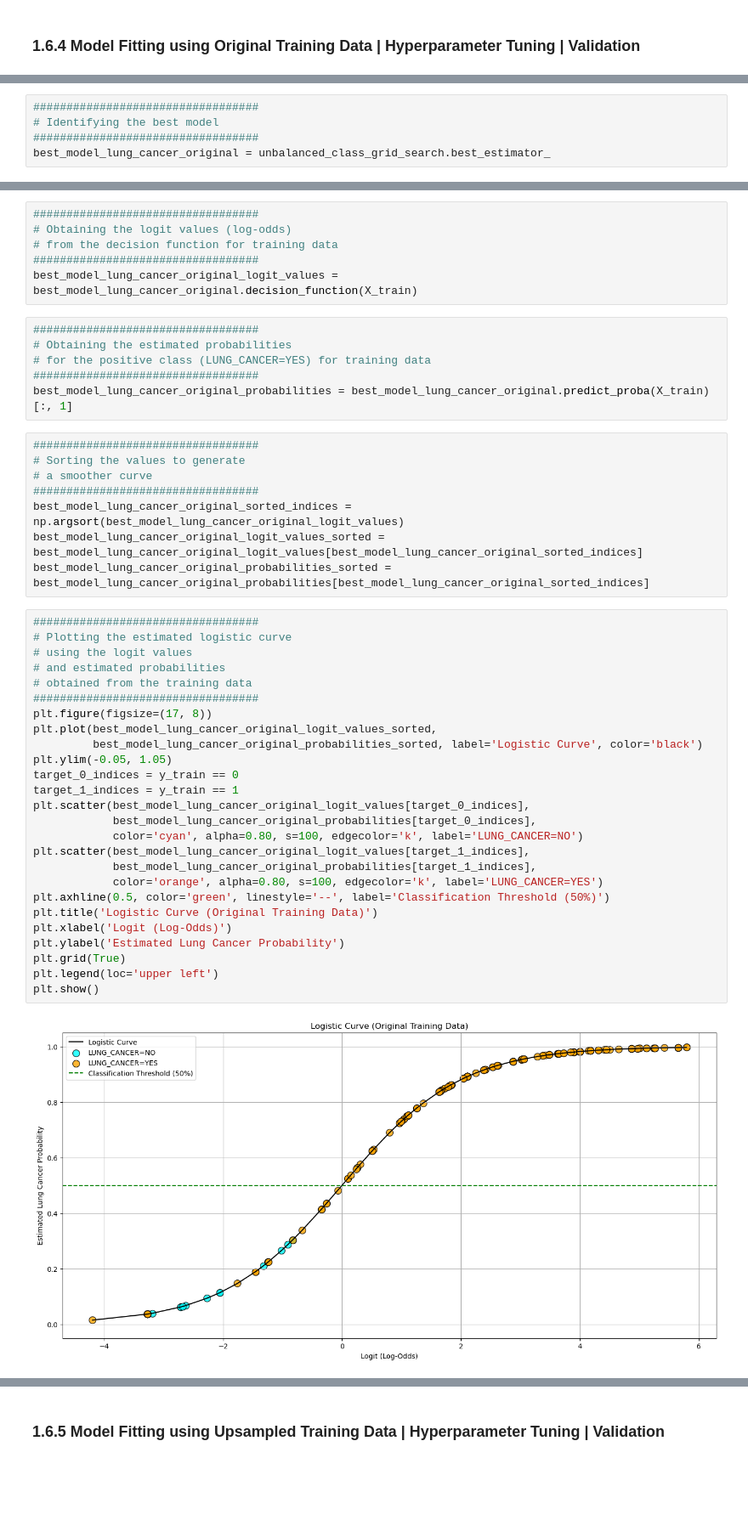
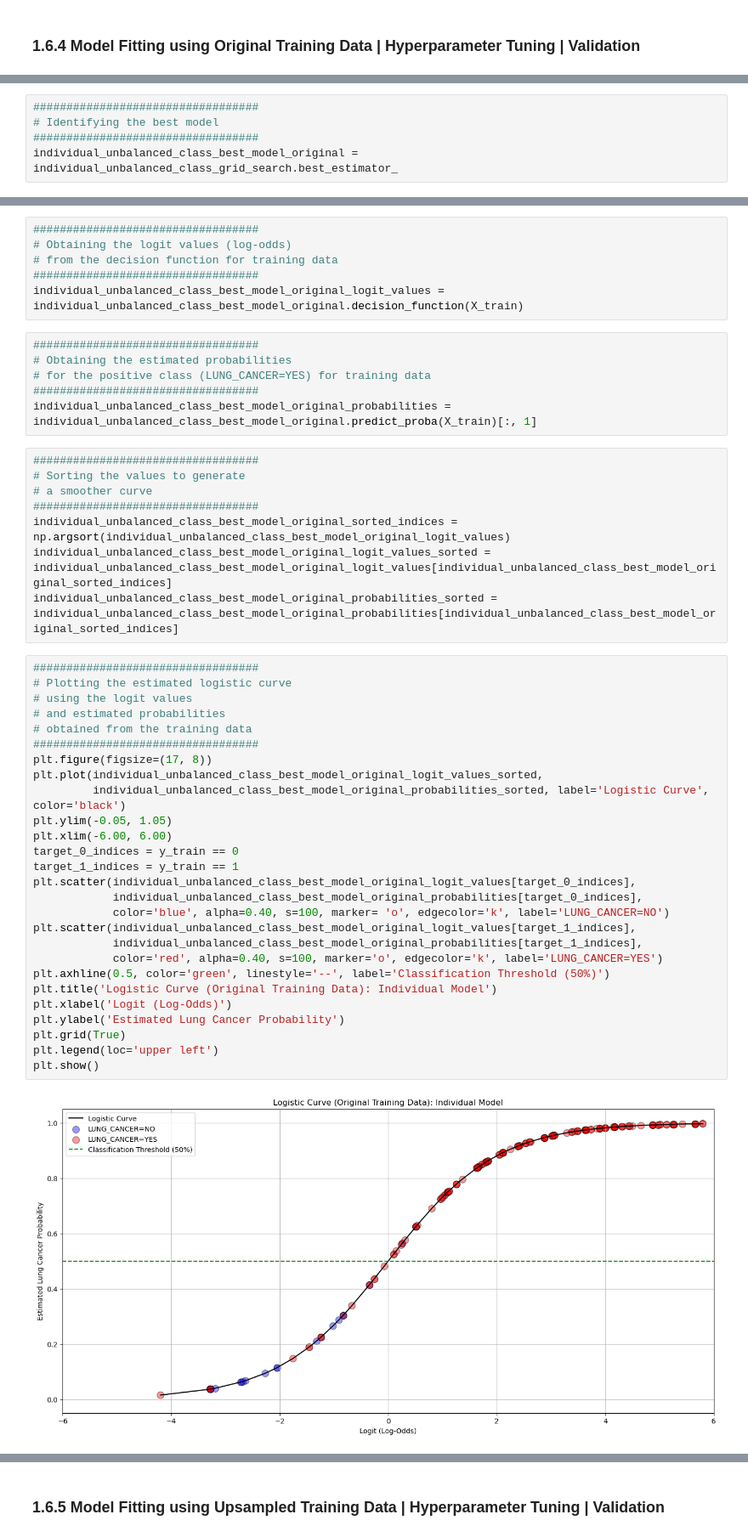
Before and after one commit to JohnPaulinePineda/Portfolio_Project_54, a Jupyter notebook: codes/EstimatingLungCancerProbabilitiesFromDemographicFactorsAndBehavioralIndicators.ipynb, the cells around one changed output, grey strips where cells are left out. Shown at 85% size. Cells and saved outputs as stored; diff of their text form; blank space fills up the shorter version.

Commit message:
Formulated the HTML and RMD files
Updated model fitting

```diff
--- a/codes/EstimatingLungCancerProbabilitiesFromDemographicFactorsAndBehavioralIndicators.ipynb
+++ b/codes/EstimatingLungCancerProbabilitiesFromDemographicFactorsAndBehavioralIndicators.ipynb
@@ -1192,7 +1280,7 @@ GridSearchCV(cv=5,
 ##################################
 # Identifying the best model
 ##################################
-best_model_lung_cancer_original = unbalanced_class_grid_search.best_estimator_
+individual_unbalanced_class_best_model_original = individual_unbalanced_class_grid_search.best_estimator_
 # %%
 ##################################
 # Evaluating the F1 scores
@@ -1221,46 +1387,47 @@ F1 Score on Validation Data: 0.9176
 # Obtaining the logit values (log-odds)
 # from the decision function for training data
 ##################################
-best_model_lung_cancer_original_logit_values = best_model_lung_cancer_original.decision_function(X_train)
+individual_unbalanced_class_best_model_original_logit_values = individual_unbalanced_class_best_model_original.decision_function(X_train)
 # %%
 ##################################
 # Obtaining the estimated probabilities
 # for the positive class (LUNG_CANCER=YES) for training data
 ##################################
-best_model_lung_cancer_original_probabilities = best_model_lung_cancer_original.predict_proba(X_train)[:, 1]
+individual_unbalanced_class_best_model_original_probabilities = individual_unbalanced_class_best_model_original.predict_proba(X_train)[:, 1]
 # %%
 ##################################
 # Sorting the values to generate
 # a smoother curve
 ##################################
-best_model_lung_cancer_original_sorted_indices = np.argsort(best_model_lung_cancer_original_logit_values)
-best_model_lung_cancer_original_logit_values_sorted = best_model_lung_cancer_original_logit_values[best_model_lung_cancer_original_sorted_indices]
-best_model_lung_cancer_original_probabilities_sorted = best_model_lung_cancer_original_probabilities[best_model_lung_cancer_original_sorted_indices]
+individual_unbalanced_class_best_model_original_sorted_indices = np.argsort(individual_unbalanced_class_best_model_original_logit_values)
+individual_unbalanced_class_best_model_original_logit_values_sorted = individual_unbalanced_class_best_model_original_logit_values[individual_unbalanced_class_best_model_original_sorted_indices]
+individual_unbalanced_class_best_model_original_probabilities_sorted = individual_unbalanced_class_best_model_original_probabilities[individual_unbalanced_class_best_model_original_sorted_indices]
 # %%
 ##################################
 # Plotting the estimated logistic curve
 # using the logit values
 # and estimated probabilities
 # obtained from the training data
 ##################################
 plt.figure(figsize=(17, 8))
-plt.plot(best_model_lung_cancer_original_logit_values_sorted,
-         best_model_lung_cancer_original_probabilities_sorted, label='Logistic Curve', color='black')
+plt.plot(individual_unbalanced_class_best_model_original_logit_values_sorted,
+         individual_unbalanced_class_best_model_original_probabilities_sorted, label='Logistic Curve', color='black')
 plt.ylim(-0.05, 1.05)
+plt.xlim(-6.00, 6.00)
 target_0_indices = y_train == 0
 target_1_indices = y_train == 1
-plt.scatter(best_model_lung_cancer_original_logit_values[target_0_indices],
-            best_model_lung_cancer_original_probabilities[target_0_indices],
-            color='cyan', alpha=0.80, s=100, edgecolor='k', label='LUNG_CANCER=NO')
-plt.scatter(best_model_lung_cancer_original_logit_values[target_1_indices],
-            best_model_lung_cancer_original_probabilities[target_1_indices],
-            color='orange', alpha=0.80, s=100, edgecolor='k', label='LUNG_CANCER=YES')
+plt.scatter(individual_unbalanced_class_best_model_original_logit_values[target_0_indices],
+            individual_unbalanced_class_best_model_original_probabilities[target_0_indices],
+            color='blue', alpha=0.40, s=100, marker= 'o', edgecolor='k', label='LUNG_CANCER=NO')
+plt.scatter(individual_unbalanced_class_best_model_original_logit_values[target_1_indices],
+            individual_unbalanced_class_best_model_original_probabilities[target_1_indices],
+            color='red', alpha=0.40, s=100, marker='o', edgecolor='k', label='LUNG_CANCER=YES')
 plt.axhline(0.5, color='green', linestyle='--', label='Classification Threshold (50%)')
-plt.title('Logistic Curve (Original Training Data)')
+plt.title('Logistic Curve (Original Training Data): Individual Model')
 plt.xlabel('Logit (Log-Odds)')
 plt.ylabel('Estimated Lung Cancer Probability')
 plt.grid(True)
 plt.legend(loc='upper left')
 plt.show()
 # %% [output]
-[figure, old version]
+[figure, new version]
```
Also changed, not shown: parts of 45 cells of this notebook, 4 other files.
